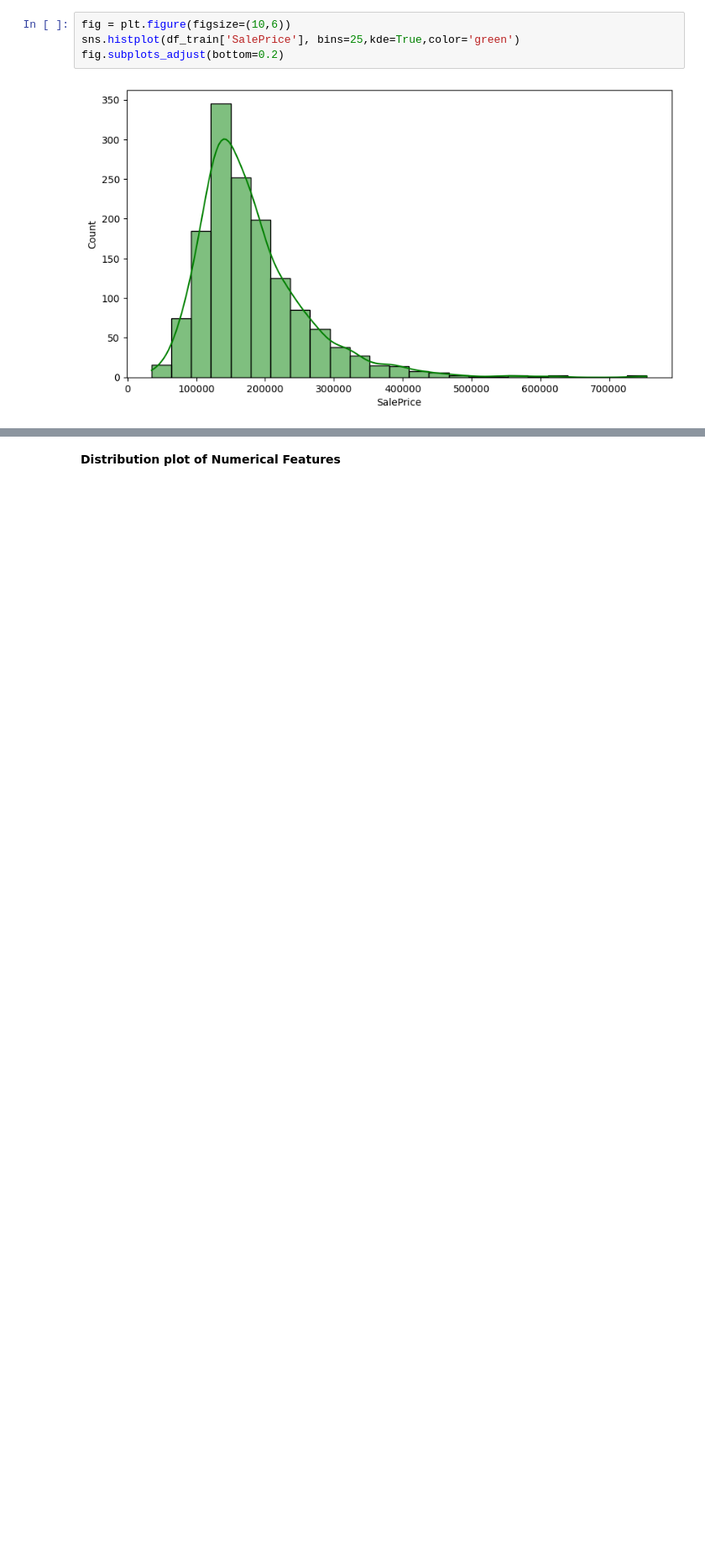
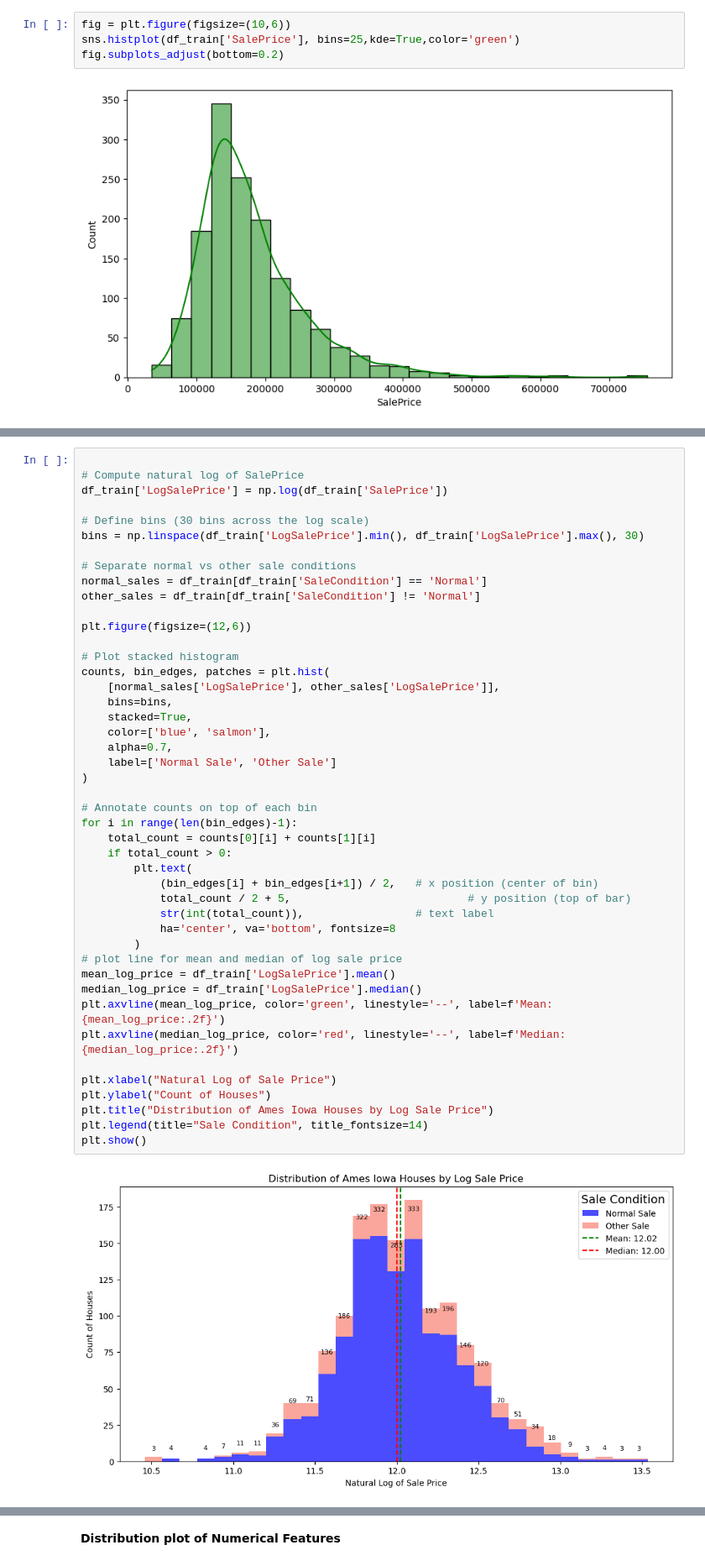
Before and after one commit to annugit1655/Real-Estate-Price-Prediction, a Jupyter notebook: Real-Estate-Price-Prediction/notebooks/Statistical-notebook.ipynb, the cells around one changed output, grey strips where cells are left out. Shown at 84% size. Saved outputs shown, nothing was run; the diff lists cells and outputs as text; blank space fills up the shorter version.

```diff
--- a/Real-Estate-Price-Prediction/notebooks/Statistical-notebook.ipynb
+++ b/Real-Estate-Price-Prediction/notebooks/Statistical-notebook.ipynb
@@ -333,0 +332,47 @@ fig.subplots_adjust(bottom=0.2)
+# %%
+
+# Compute natural log of SalePrice
+df_train['LogSalePrice'] = np.log(df_train['SalePrice'])
+
+# Define bins (30 bins across the log scale)
+bins = np.linspace(df_train['LogSalePrice'].min(), df_train['LogSalePrice'].max(), 30)
+
+# Separate normal vs other sale conditions
+normal_sales = df_train[df_train['SaleCondition'] == 'Normal']
+other_sales = df_train[df_train['SaleCondition'] != 'Normal']
+
+plt.figure(figsize=(12,6))
+
+# Plot stacked histogram
+counts, bin_edges, patches = plt.hist(
+    [normal_sales['LogSalePrice'], other_sales['LogSalePrice']],
+    bins=bins,
+    stacked=True,
+    color=['blue', 'salmon'],
+    alpha=0.7,
+    label=['Normal Sale', 'Other Sale']
+)
+
+# Annotate counts on top of each bin
+for i in range(len(bin_edges)-1):
+    total_count = counts[0][i] + counts[1][i]
+    if total_count > 0:
+        plt.text(
+            (bin_edges[i] + bin_edges[i+1]) / 2,   # x position (center of bin)
+            total_count / 2 + 5,                           # y position (top of bar)
+            str(int(total_count)),                 # text label
+            ha='center', va='bottom', fontsize=8
+        )
+# plot line for mean and median of log sale price
+mean_log_price = df_train['LogSalePrice'].mean()
+median_log_price = df_train['LogSalePrice'].median()
+plt.axvline(mean_log_price, color='green', linestyle='--', label=f'Mean: {mean_log_price:.2f}')
+plt.axvline(median_log_price, color='red', linestyle='--', label=f'Median: {median_log_price:.2f}')
+
+plt.xlabel("Natural Log of Sale Price")
+plt.ylabel("Count of Houses")
+plt.title("Distribution of Ames Iowa Houses by Log Sale Price")
+plt.legend(title="Sale Condition", title_fontsize=14)
+plt.show()
+# %% [output]
+[figure, added]
```
Also changed, not shown: parts of 29 cells of this notebook.
